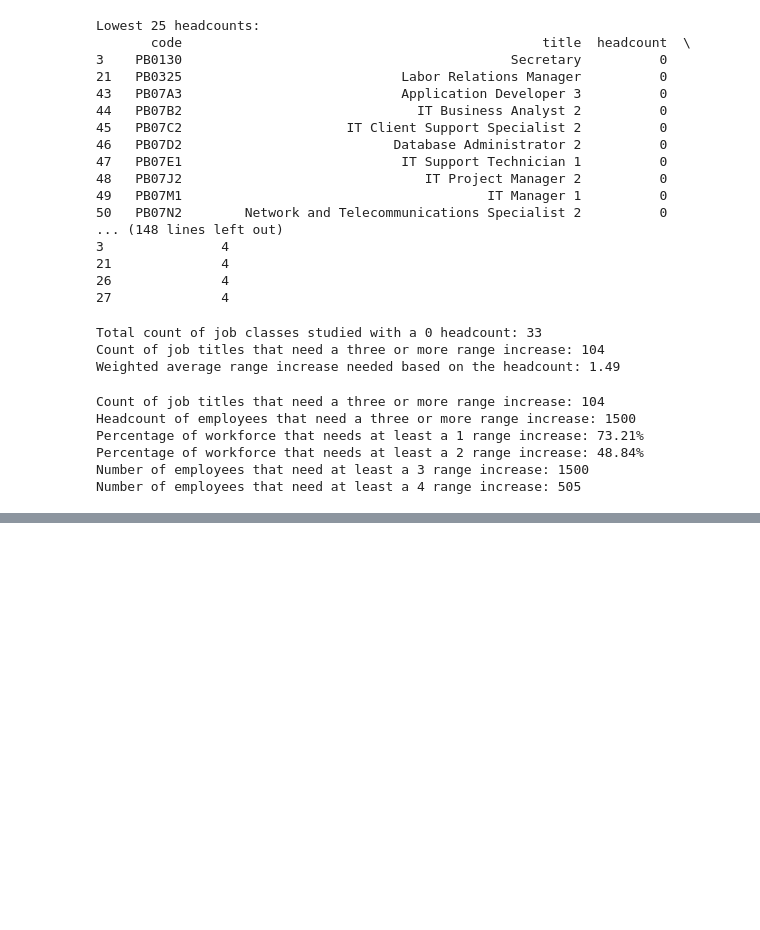
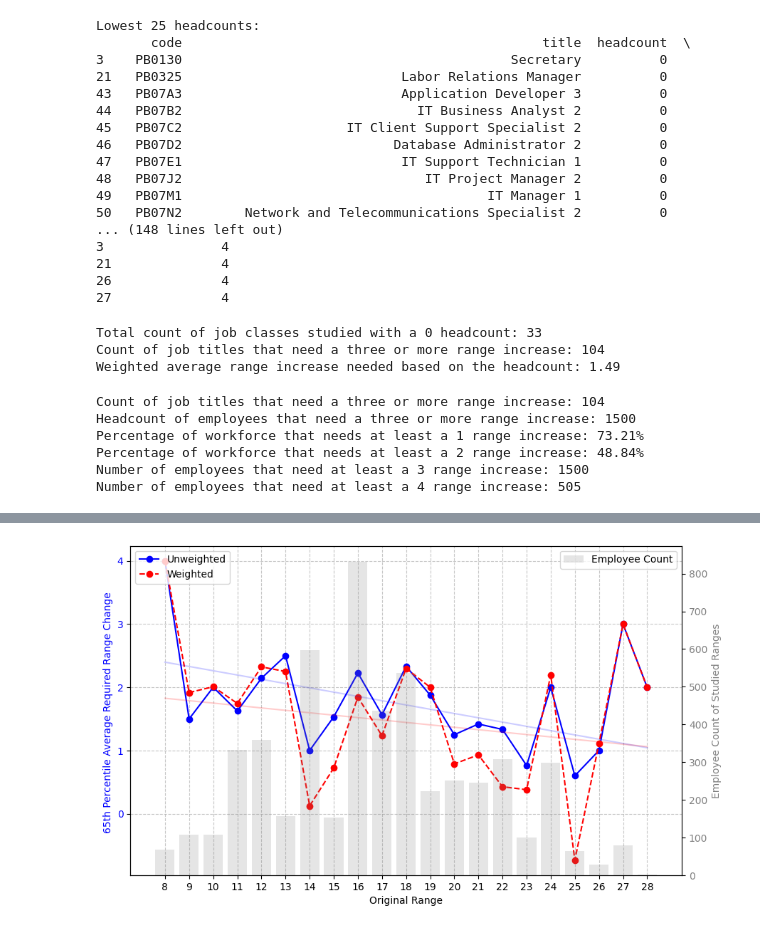
Before and after one commit to daveskoster/AK_Salary_Study, a Jupyter notebook: exploratory_analysis.ipynb, the cells around one changed output, grey strips where cells are left out. Saved outputs shown, nothing was run; the diff lists cells and outputs as text; code cells hidden in the pictures; blank space fills up the shorter version.

```diff
--- a/exploratory_analysis.ipynb
+++ b/exploratory_analysis.ipynb
@@ -150,0 +241,10 @@ Number of employees that need at least a 4 range increase: 505
+# %%
+# Unweighted correlation between original_range and range_change
+unweighted_corr_coef = df_p65_filtered['original_range'].corr(df_p65_filtered['range_change'])
+print(f"Unweighted correlation coefficient: {unweighted_corr_coef}")
+
+# Weighted correlation between original_range and range_change
+df_p65_filtered['weighted_original_range'] = df_p65_filtered['headcount'] * df_p65_filtered['original_range']
+df_p65_filtered['weighted_range_change'] = df_p65_filtered['headcount'] * df_p65_filtered['range_change']
+weighted_corr_coef = (df_p65_filtered['weighted_original_range'].sum() / df_p65_filtered['headcount'].sum()) / (df_p65_filtered['weighted_range_change'].sum() / df_p65_filtered['headcount'].sum())
+print(f"Weighted correlation coefficient: {weighted_corr_coef}")
@@ -150,0 +293,64 @@ Number of employees that need at least a 4 range increase: 505
+# %%
+import matplotlib.pyplot as plt
+import numpy as np
+
+# Unweighted linear regression
+X_unweighted = sm.add_constant(df_p65_filtered[['original_range']])
+y_unweighted = df_p65_filtered['range_change']
+model_unweighted = sm.OLS(y_unweighted, X_unweighted).fit()
+
+# Weighted linear regression
+weights = df_p65_filtered['headcount'] + 1e-10
+X_weighted = sm.add_constant(df_p65_filtered[['original_range']])
+model_weighted = sm.WLS(y_unweighted, X_weighted, weights=weights).fit()
+
+# Define original ranges as categorical values
+original_ranges = np.arange(8, 29)
+
+counts = df_p65_filtered.groupby('original_range')['headcount'].sum()
+
+# Create a figure and axis object
+fig, ax1 = plt.subplots(figsize=(10,6))
+
+# Plot line graphs on left y-axis
+ax1.plot(original_ranges, unweighted_avg_range_change.values, label='Unweighted', marker='o', color='blue')
+ax1.plot(original_ranges, weighted_avg_range_change.values, label='Weighted', linestyle='--', marker='o', color='red')
+
+# Generate x-values for regression lines
+x_reg = np.linspace(original_ranges.min(), original_ranges.max(), 100)
+
+# Predict y-values for regression lines
+y_unweighted_reg = model_unweighted.params.iloc[0] + model_unweighted.params.iloc[1] * x_reg
+y_weighted_reg = model_weighted.params.iloc[0] + model_weighted.params.iloc[1] * x_reg
+
+# Plot regression lines
+ax1.plot(x_reg, y_unweighted_reg, linestyle='-', color='blue', alpha=0.2)
+ax1.plot(x_reg, y_weighted_reg, linestyle='-', color='red', alpha=0.2)
+
+# Set labels and title
+ax1.set_xlabel('Original Range')
+ax1.set_ylabel('65th Percentile Average Required Range Change ', color='blue')
+ax1.tick_params(axis='y', labelcolor='blue')
+
+# Create secondary y-axis on right
+ax2 = ax1.twinx()
+
+# Plot bar graph on right y-axis
+ax2.bar(original_ranges, counts.values, alpha=0.2, color='gray', label='Employee Count')
+
+# Set labels and tick parameters for secondary y-axis
+ax2.set_ylabel('Employee Count of Studied Ranges', color='gray')
+ax2.tick_params(axis='y', labelcolor='gray')
+
+# Set x-axis ticks to integer values
+ax1.set_xticks(original_ranges)
+
+# Add grid for better readability (only on left y-axis)
+ax1.grid(True, linestyle='--', alpha=0.7)
+
+# Legend and show plot
+ax1.legend(loc='upper left')
+ax2.legend(loc='upper right')
+plt.show()
+# %% [output]
+[figure, added]
```
Also changed, not shown: parts of 5 cells of this notebook.
